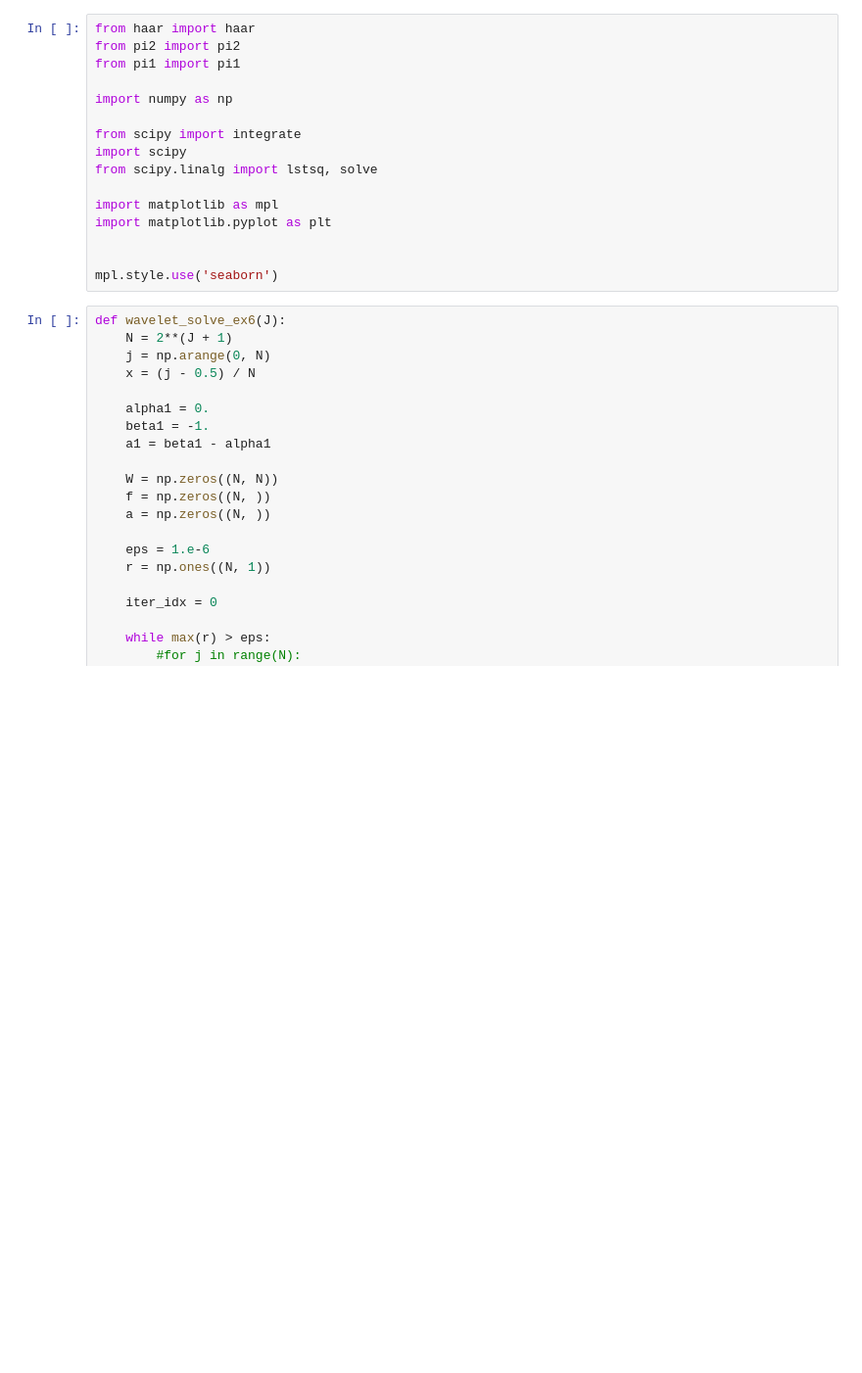
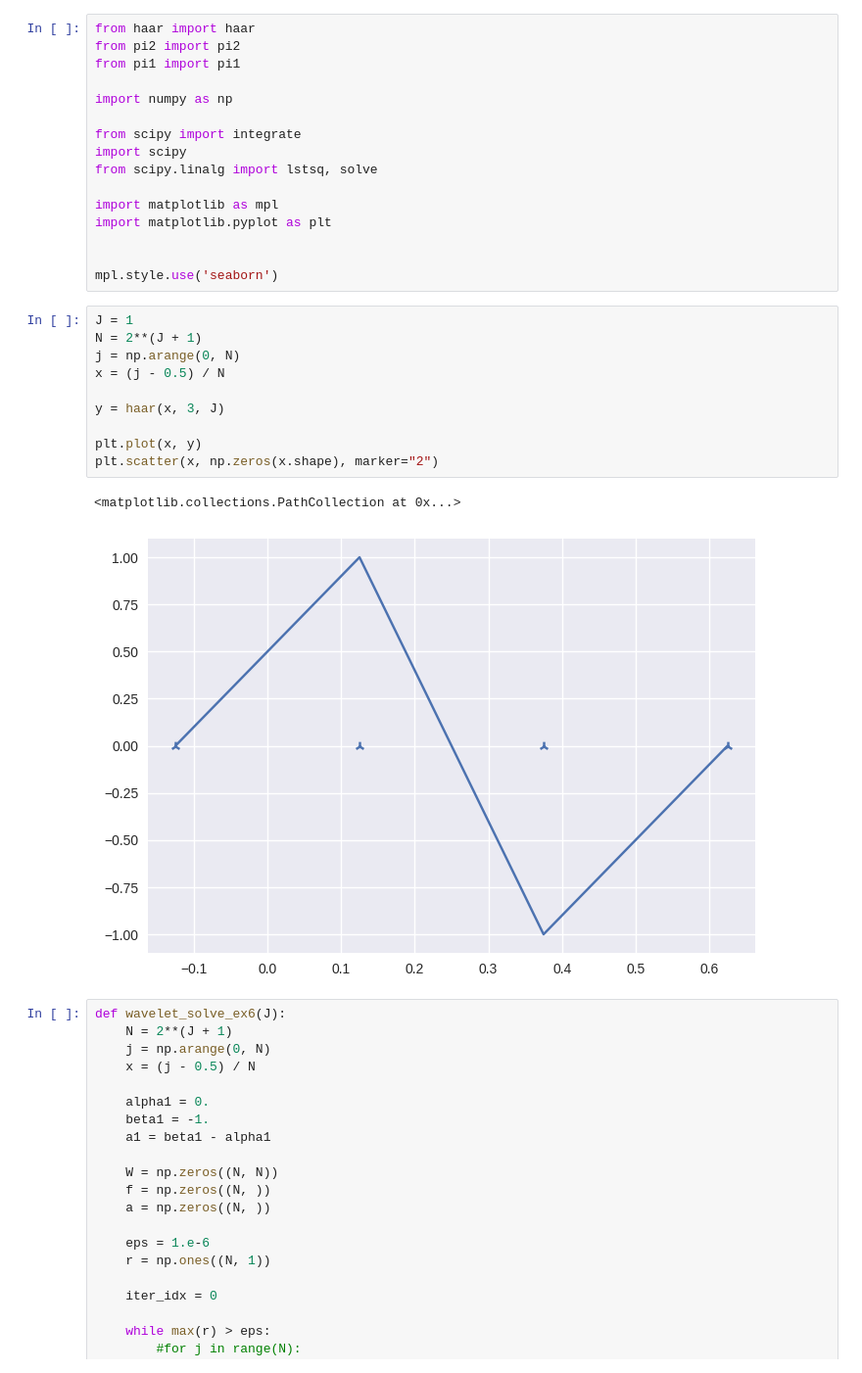
Before and after one commit to alizma/APMA1940Y-FinalProject, a Jupyter notebook: haar_2pointbvp.ipynb, the cells around one changed output. Shown at 98% size. Drawn from its saved outputs; the diff is of its cells as text; blank space fills up the shorter version.

```diff
--- a/haar_2pointbvp.ipynb
+++ b/haar_2pointbvp.ipynb
@@ -14,6 +14,19 @@ import matplotlib.pyplot as plt
 
 
 mpl.style.use('seaborn')
+# %%
+J = 1
+N = 2**(J + 1)
+j = np.arange(0, N)
+x = (j - 0.5) / N
+
+y = haar(x, 3, J)
+
+plt.plot(x, y)
+plt.scatter(x, np.zeros(x.shape), marker="2")
+# %% [output]
+<matplotlib.collections.PathCollection at 0x...>
+[figure, added]
 # %%
 def wavelet_solve_ex6(J):
     N = 2**(J + 1)
```
Also changed, not shown: 6 other files.
